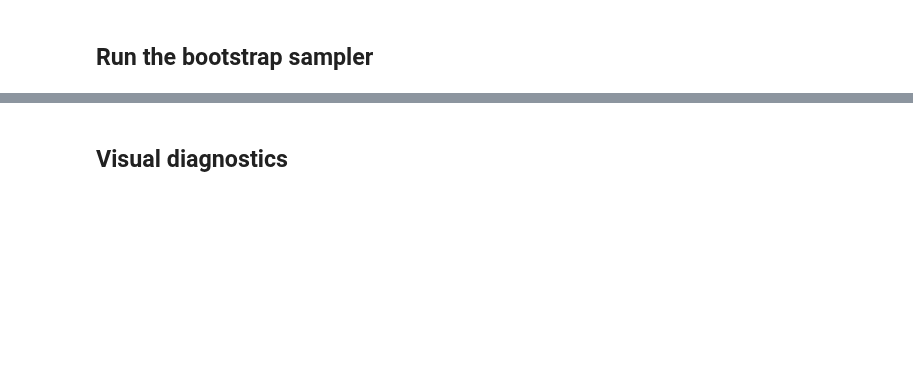
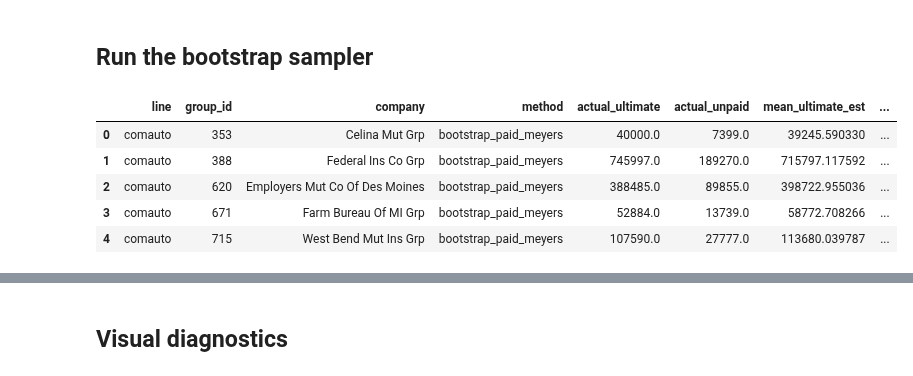
Before and after one commit to problemofpoints/reservetestr-python, a Jupyter notebook: notebooks/bootstrap_odp_backtest.ipynb, the cells around one changed output, grey strips where cells are left out. Cells and saved outputs as stored; diff of their text form; code cells hidden in the pictures; blank space fills up the shorter version.

Commit message:
cleanup odp method and notebook

```diff
--- a/notebooks/bootstrap_odp_backtest.ipynb
+++ b/notebooks/bootstrap_odp_backtest.ipynb
@@ -16,14 +18,21 @@ len(subset)
 # %%
 bootstrap_results = rt.run_single_backtest(
     subset,
     rt.testr_bootstrap_odp,
     lines_to_include=["comauto", "ppauto", "wkcomp", "othliab"],
     loss_type="paid",
     method_label="bootstrap_paid_meyers",
-    n_sims=1000,
-    hat_adj=False,
+    n_sims=5000,
+    hat_adj=True,
     random_state=123
 )
 bootstrap_results.head()
+# %% [output]
+|  | line | group_id | company | method | actual_ultimate | actual_unpaid | mean_ultimate_est | ... |
+| 0 | comauto | 353 | Celina Mut Grp | bootstrap_paid_meyers | 40000.0 | 7399.0 | 39245.590330 | ... |
+| 1 | comauto | 388 | Federal Ins Co Grp | bootstrap_paid_meyers | 745997.0 | 189270.0 | 715797.117592 | ... |
+| 2 | comauto | 620 | Employers Mut Co Of Des Moines | bootstrap_paid_meyers | 388485.0 | 89855.0 | 398722.955036 | ... |
+| 3 | comauto | 671 | Farm Bureau Of MI Grp | bootstrap_paid_meyers | 52884.0 | 13739.0 | 58772.708266 | ... |
+| 4 | comauto | 715 | West Bend Mut Ins Grp | bootstrap_paid_meyers | 107590.0 | 27777.0 | 113680.039787 | ... |
 # %%
 bootstrap_results.describe(include='all')
```
Also changed, not shown: parts of 4 cells of this notebook, 1 other file.
